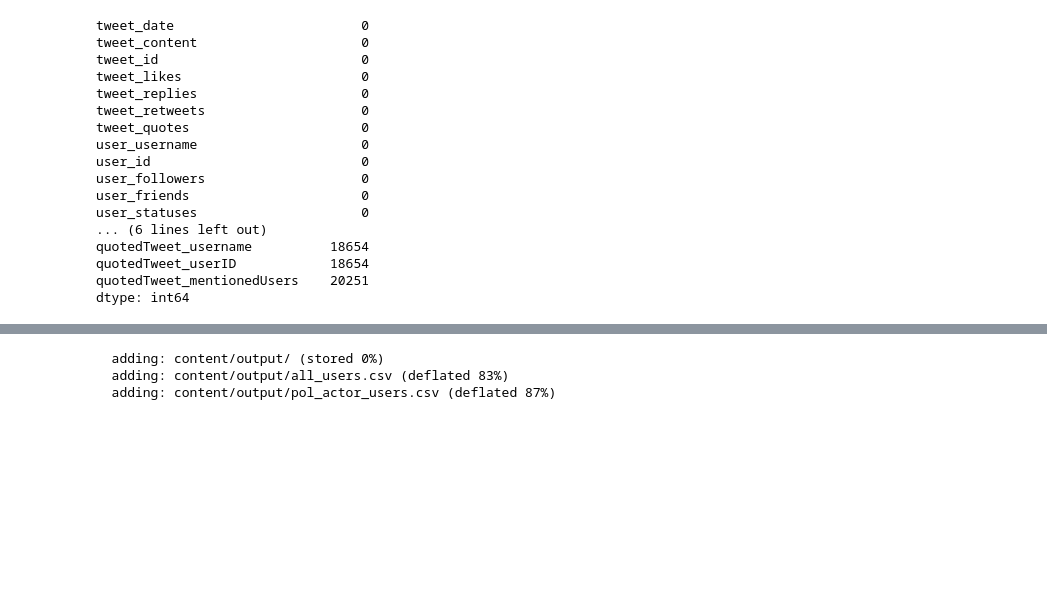
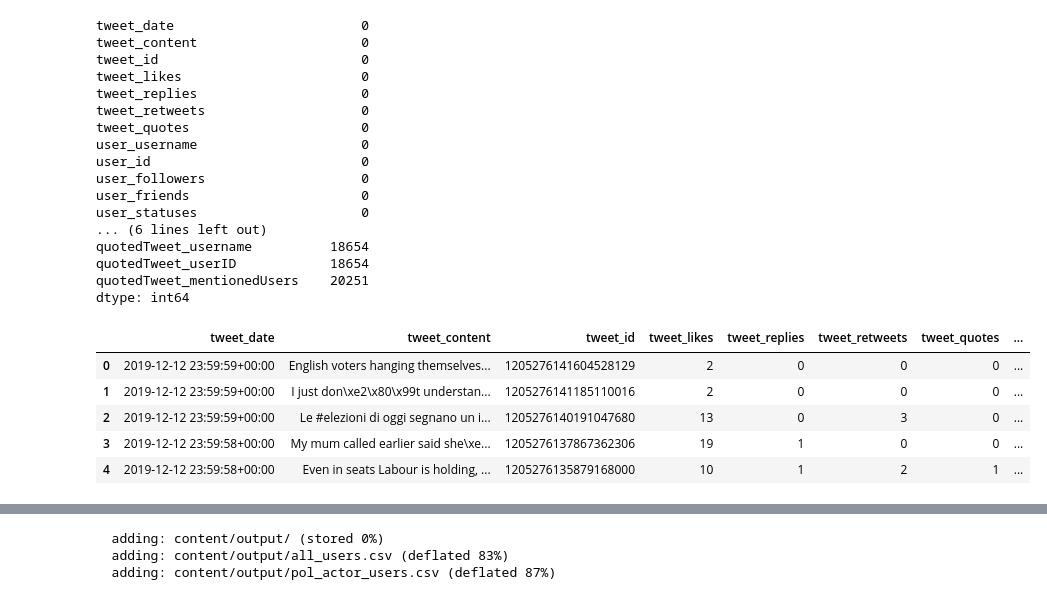
Before and after one commit to ab17254/dissertation, a Jupyter notebook: load_data.ipynb, the cells around one changed output, grey strips where cells are left out. Cells and saved outputs as stored; diff of their text form; code cells hidden in the pictures; blank space fills up the shorter version.

```diff
--- a/load_data.ipynb
+++ b/load_data.ipynb
@@ -82,3 +83,5 @@ nlp = stanza.Pipeline('en', processors='tokenize,sentiment')
 pol_df = pd.read_csv('/content/data/twitter_data/political_twitter_data.csv', encoding='cp1252')
 all_df = pd.read_csv('/content/data/twitter_data/all_twitter_data.csv', encoding='cp1252')
 cand_data = pd.read_csv('/content/data/ge2017_cand_data/ge2017_cand_data.csv')
+# %%
+all_2019_df = pd.read_csv('/content/data/2019_all_twitter_data/2019_all_twitter_data.csv', encoding='cp1252')
@@ -129,11 +154,15 @@ dtype: int64
 # %%
 pol_df['tweet_date'] = pol_df['tweet_date'].map(lambda x: str(x)[:-15])
 all_df['tweet_date'] = all_df['tweet_date'].map(lambda x: str(x)[:-15])
+all_2019_df['tweet_date'] = all_2019_df['tweet_date'].map(lambda x: str(x)[:-15])
 
 all_df['tweet_date'] = pd.to_datetime(all_df['tweet_date'])
 all_df = all_df[~(all_df['tweet_date'] < '2017-04-18')]
 
 pol_df['tweet_date'] = pd.to_datetime(pol_df['tweet_date'])
+# %%
+all_2019_df['tweet_date'] = pd.to_datetime(all_2019_df['tweet_date'])
+all_2019_df = all_2019_df[~(all_2019_df['tweet_date'] < '2019-11-06')]
 # %%
 punc = list(string.punctuation)
 stop = stopwords.words('english') + punc + ['rt', 'via']
@@ -241,3 +270,21 @@ all_df['clean_sentiment_content'] = clean_sentiment(all_df['tweet_content'])
 sentiment_df = sentiment(all_df)
 all_sent_df=sentiment_df.merge(right=all_df, left_on='text', right_on='clean_sentiment_content')
 all_sent_df = all_sent_df.drop(columns=['text', 'clean_sentiment_content'])
+# %%
+all_2019_df = fix_encode(all_2019_df)
+all_2019_df['hashtags'] = hashtag_extract(all_2019_df['tweet_content'])
+all_2019_df['clean_tweet_content'] = clean_tweet(all_2019_df['tweet_content'])
+all_2019_df = preprocessing_user(all_2019_df)
+all_2019_df['clean_sentiment_content'] = clean_sentiment(all_2019_df['tweet_content'])
+sentiment_2019_df = sentiment(all_2019_df)
+all_2019_sent_df=sentiment_2019_df.merge(right=all_2019_df, left_on='text', right_on='clean_sentiment_content')
+all_2019_sent_df = all_2019_sent_df.drop(columns=['text', 'clean_sentiment_content'])
+# %%
+all_2019_df.head()
+# %% [output]
+|  | tweet_date | tweet_content | tweet_id | tweet_likes | tweet_replies | tweet_retweets | tweet_quotes | ... |
+| 0 | 2019-12-12 23:59:59+00:00 | English voters hanging themselves... | 1205276141604528129 | 2 | 0 | 0 | 0 | ... |
+| 1 | 2019-12-12 23:59:59+00:00 | I just don\xe2\x80\x99t understan... | 1205276141185110016 | 2 | 0 | 0 | 0 | ... |
+| 2 | 2019-12-12 23:59:59+00:00 | Le #elezioni di oggi segnano un i... | 1205276140191047680 | 13 | 0 | 3 | 0 | ... |
+| 3 | 2019-12-12 23:59:58+00:00 | My mum called earlier said she\xe... | 1205276137867362306 | 19 | 1 | 0 | 0 | ... |
+| 4 | 2019-12-12 23:59:58+00:00 | Even in seats Labour is holding, ... | 1205276135879168000 | 10 | 1 | 2 | 1 | ... |
```
Also changed, not shown: parts of 14 cells of this notebook.
